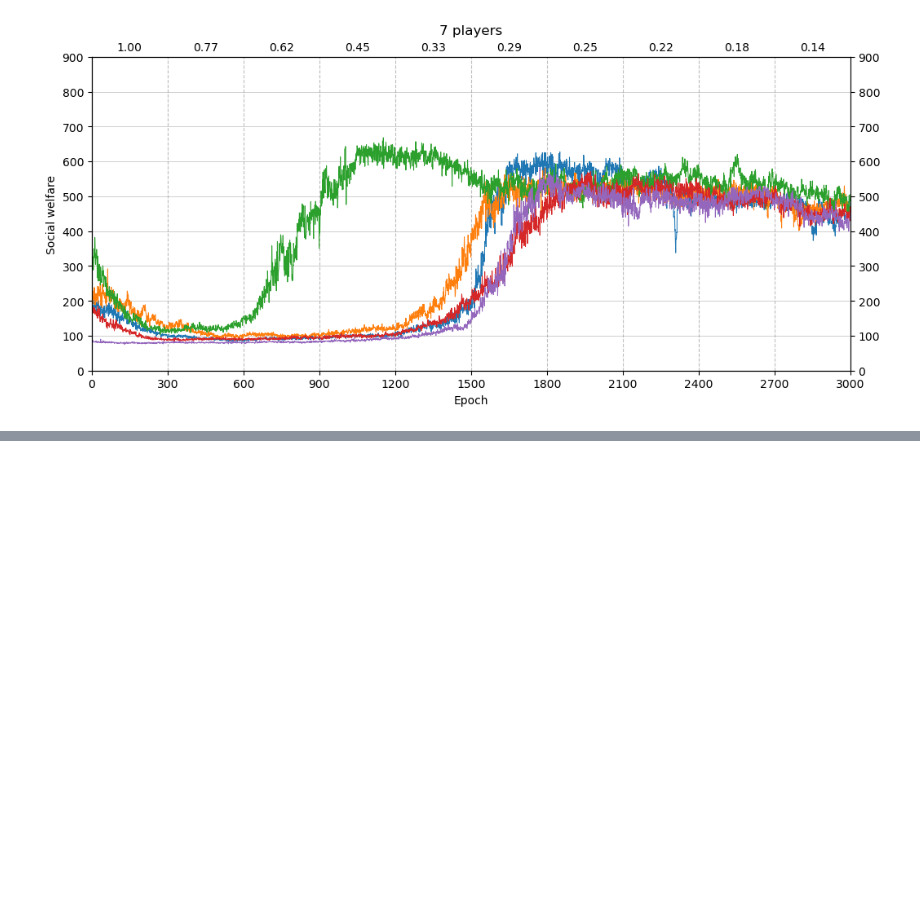
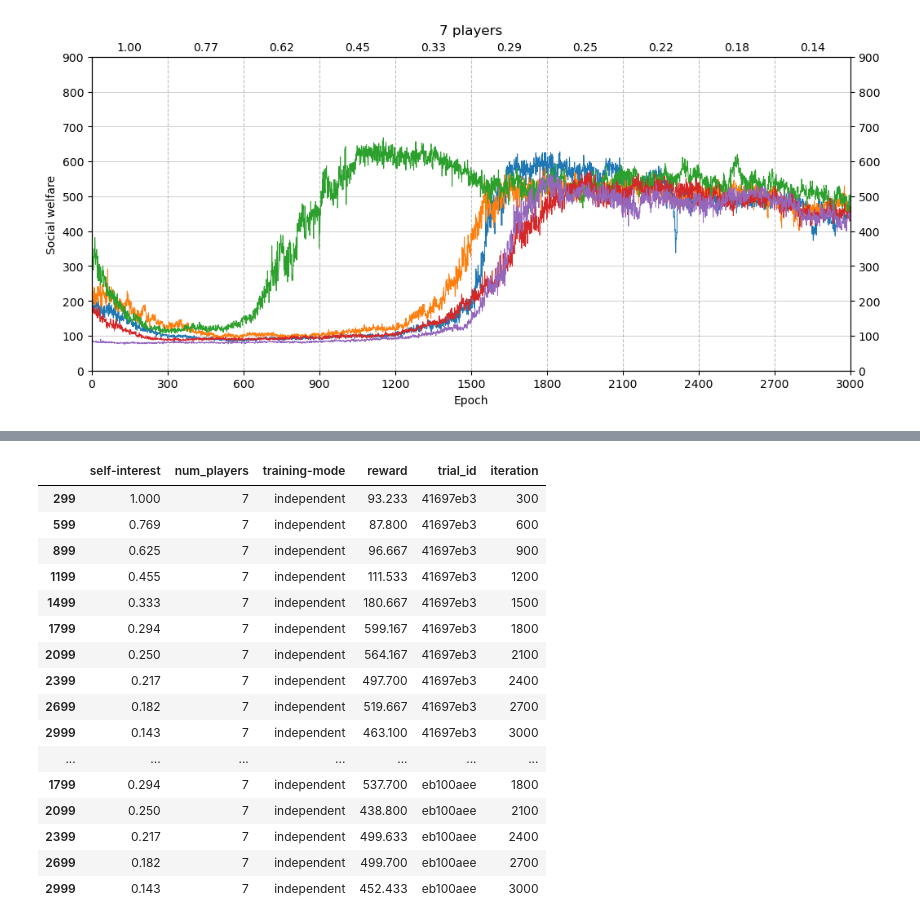
Before and after one commit to willis-richard/meltingpot, a Jupyter notebook: reward_transfer/results_n_players.ipynb, the cells around one changed output, grey strips where cells are left out. Drawn from its saved outputs; the diff is of its cells as text; code cells hidden in the pictures; blank space fills up the shorter version.

```diff
--- a/reward_transfer/results_n_players.ipynb
+++ b/reward_transfer/results_n_players.ipynb
@@ -156,0 +159,20 @@ df
+# %%
+df[df['iteration'] % 300 == 0]
+# %% [output]
+|  | self-interest | num_players | training-mode | reward | trial_id | iteration |
+| 299 | 1.000 | 7 | independent | 93.233 | 41697eb3 | 300 |
+| 599 | 0.769 | 7 | independent | 87.800 | 41697eb3 | 600 |
+| 899 | 0.625 | 7 | independent | 96.667 | 41697eb3 | 900 |
+| 1199 | 0.455 | 7 | independent | 111.533 | 41697eb3 | 1200 |
+| 1499 | 0.333 | 7 | independent | 180.667 | 41697eb3 | 1500 |
+| 1799 | 0.294 | 7 | independent | 599.167 | 41697eb3 | 1800 |
+| 2099 | 0.250 | 7 | independent | 564.167 | 41697eb3 | 2100 |
+| 2399 | 0.217 | 7 | independent | 497.700 | 41697eb3 | 2400 |
+| 2699 | 0.182 | 7 | independent | 519.667 | 41697eb3 | 2700 |
+| 2999 | 0.143 | 7 | independent | 463.100 | 41697eb3 | 3000 |
+| ... | ... | ... | ... | ... | ... | ... |
+| 1799 | 0.294 | 7 | independent | 537.700 | eb100aee | 1800 |
+| 2099 | 0.250 | 7 | independent | 438.800 | eb100aee | 2100 |
+| 2399 | 0.217 | 7 | independent | 499.633 | eb100aee | 2400 |
+| 2699 | 0.182 | 7 | independent | 499.700 | eb100aee | 2700 |
+| 2999 | 0.143 | 7 | independent | 452.433 | eb100aee | 3000 |
```
Also changed, not shown: parts of 6 cells of this notebook, 6 other files.
